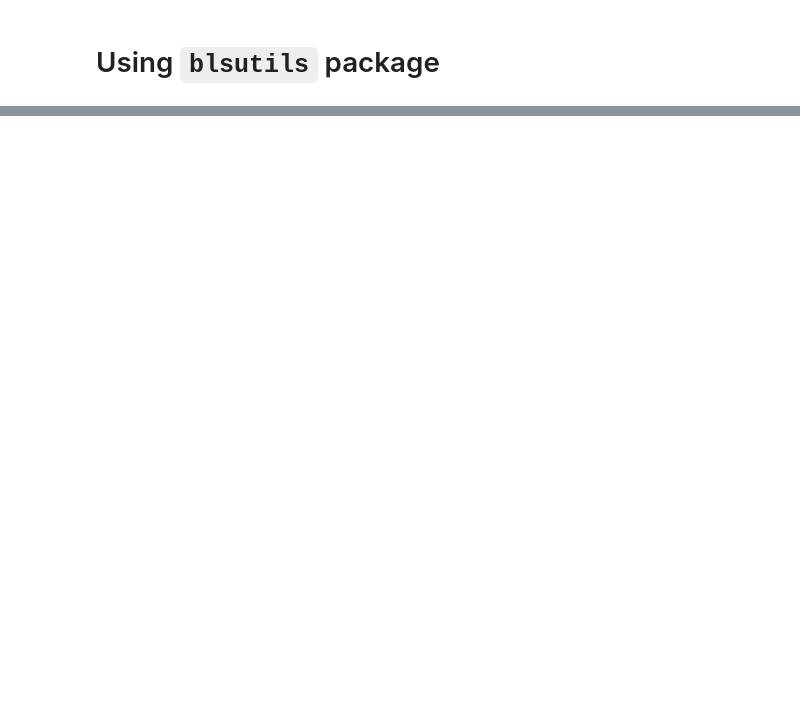
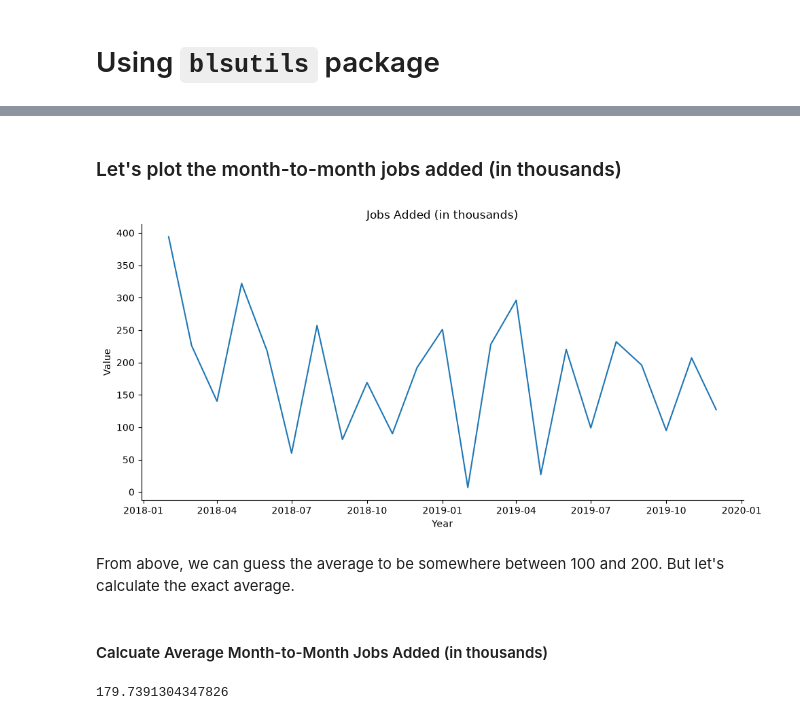
Before and after one commit to pybokeh/data-sets, a Jupyter notebook: bls/Using_blsutils.ipynb, the cells around one changed output, grey strips where cells are left out. Saved outputs shown, nothing was run; the diff lists cells and outputs as text; code cells hidden in the pictures; blank space fills up the shorter version.

```diff
--- a/bls/Using_blsutils.ipynb
+++ b/bls/Using_blsutils.ipynb
@@ -88,0 +36,5 @@ plot_bls_series_id(
+# %%
+with BLSClient() as client:
+    df = client.fetch_df("CES0000000001", 2018, 2019)
+    client.plot_bls_series(df, "Jobs Added - All employees, thousands, total nonfarm, seasonally adjusted")
+    print(df.tail())
@@ -88,0 +57,11 @@ plot_bls_series_id(
+# %%
+df = (
+    df
+    .sort(
+        "year",
+        "period"
+    )
+    .with_columns(
+        jobs_added_thousands=pl.col("value").diff(),
+    )
+)
@@ -88,0 +92,32 @@ plot_bls_series_id(
+# %% [markdown]
+### Let's plot the month-to-month jobs added (in thousands)
+# %%
+fig, ax = plt.subplots(figsize=(10, 5))
+
+ax.plot(
+    df["year_month"].to_numpy(),
+    df["jobs_added_thousands"].to_numpy(),  # nulls become NaN, which matplotlib draws as a gap
+)
+
+ax.set_xlabel("Year")
+ax.set_ylabel("Value")
+ax.set_title("Jobs Added (in thousands)")
+ax.spines[["right", "top"]].set_visible(False)
+
+plt.tight_layout()
+plt.show()
+# %% [output]
+[figure, added]
+# %% [markdown]
+From above, we can guess the average to be somewhere between 100 and 200.  But let's calculate the exact average.
+# %% [markdown]
+#### Calcuate Average Month-to-Month Jobs Added (in thousands)
+# %%
+(
+    df
+    .drop_nulls(subset="jobs_added_thousands")
+    ["jobs_added_thousands"]
+    .mean()
+)
+# %% [output]
+179.7391304347826
```
Also changed, not shown: parts of 43 cells of this notebook, 4 other files.
